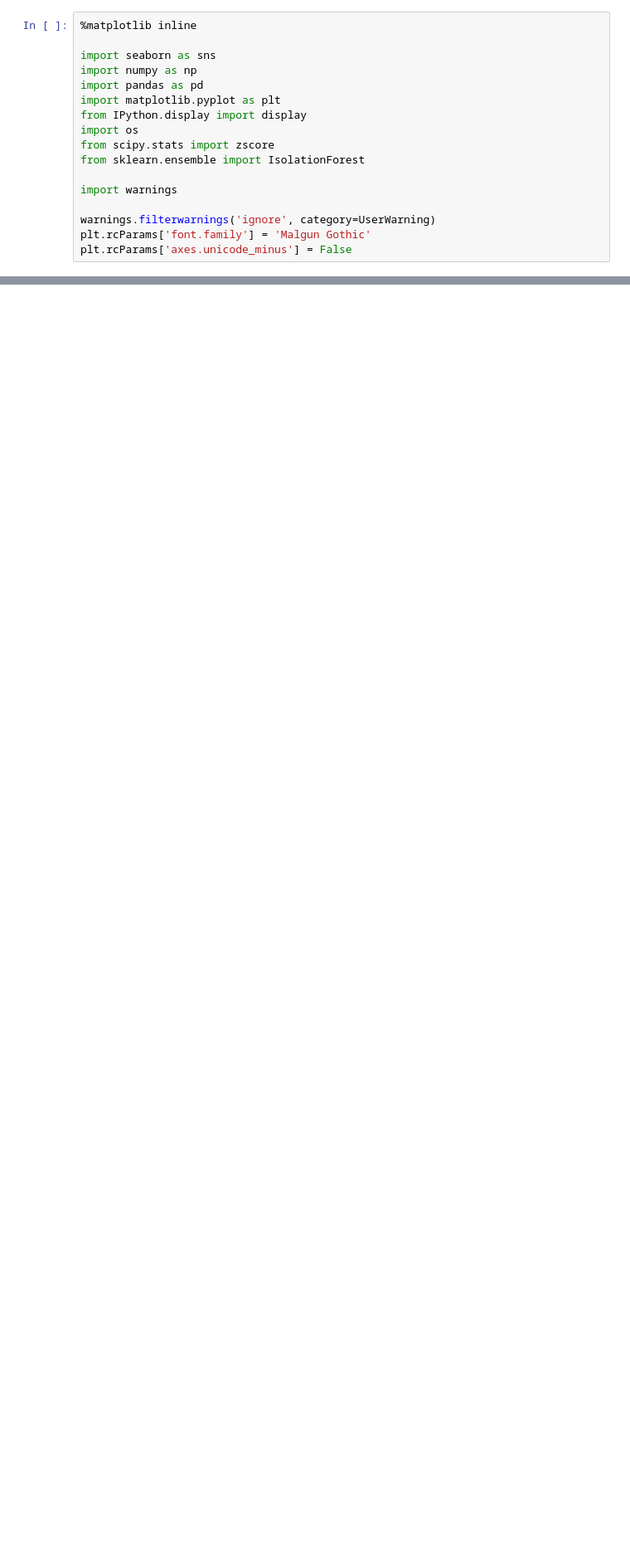
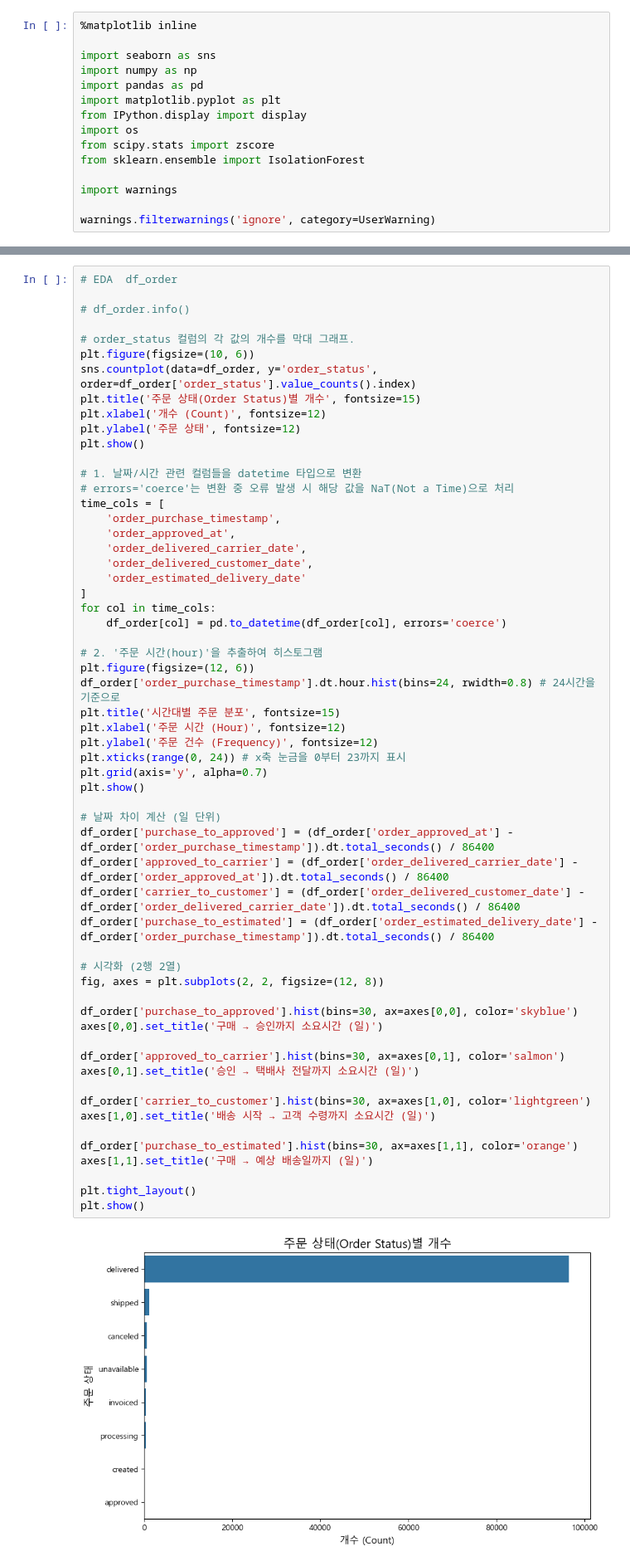
Before and after one commit to hhayan/project_olist_ecommerce, a Jupyter notebook: pro1.ipynb, the cells around one changed output, grey strips where cells are left out. Shown at 83% size. Cells and saved outputs as stored; diff of their text form; blank space fills up the shorter version.

```diff
--- a/pro1.ipynb
+++ b/pro1.ipynb
@@ -15,8 +15,6 @@ from sklearn.ensemble import IsolationForest
 import warnings
 
 warnings.filterwarnings('ignore', category=UserWarning)
-plt.rcParams['font.family'] = 'Malgun Gothic'
-plt.rcParams['axes.unicode_minus'] = False
 # %%
 # 파일들이 있는 폴더 경로
 folder_path = 'C:/Users/mumu1/Desktop/project_movie_data/project_dataset'
@@ -365,0 +366,60 @@ dtype: float64
+# %%
+# EDA  df_order
+
+# df_order.info()
+
+# order_status 컬럼의 각 값의 개수를 막대 그래프.
+plt.figure(figsize=(10, 6))
+sns.countplot(data=df_order, y='order_status', order=df_order['order_status'].value_counts().index)
+plt.title('주문 상태(Order Status)별 개수', fontsize=15)
+plt.xlabel('개수 (Count)', fontsize=12)
+plt.ylabel('주문 상태', fontsize=12)
+plt.show()
+
+# 1. 날짜/시간 관련 컬럼들을 datetime 타입으로 변환
+# errors='coerce'는 변환 중 오류 발생 시 해당 값을 NaT(Not a Time)으로 처리
+time_cols = [
+    'order_purchase_timestamp',
+    'order_approved_at',
+    'order_delivered_carrier_date',
+    'order_delivered_customer_date',
+    'order_estimated_delivery_date'
+]
+for col in time_cols:
+    df_order[col] = pd.to_datetime(df_order[col], errors='coerce')
+
+# 2. '주문 시간(hour)'을 추출하여 히스토그램
+plt.figure(figsize=(12, 6))
+df_order['order_purchase_timestamp'].dt.hour.hist(bins=24, rwidth=0.8) # 24시간을 기준으로
+plt.title('시간대별 주문 분포', fontsize=15)
+plt.xlabel('주문 시간 (Hour)', fontsize=12)
+plt.ylabel('주문 건수 (Frequency)', fontsize=12)
+plt.xticks(range(0, 24)) # x축 눈금을 0부터 23까지 표시
+plt.grid(axis='y', alpha=0.7)
+plt.show()
+
+# 날짜 차이 계산 (일 단위)
+df_order['purchase_to_approved'] = (df_order['order_approved_at'] - df_order['order_purchase_timestamp']).dt.total_seconds() / 86400
+df_order['approved_to_carrier'] = (df_order['order_delivered_carrier_date'] - df_order['order_approved_at']).dt.total_seconds() / 86400
+df_order['carrier_to_customer'] = (df_order['order_delivered_customer_date'] - df_order['order_delivered_carrier_date']).dt.total_seconds() / 86400
+df_order['purchase_to_estimated'] = (df_order['order_estimated_delivery_date'] - df_order['order_purchase_timestamp']).dt.total_seconds() / 86400
+
+# 시각화 (2행 2열)
+fig, axes = plt.subplots(2, 2, figsize=(12, 8))
+
+df_order['purchase_to_approved'].hist(bins=30, ax=axes[0,0], color='skyblue')
+axes[0,0].set_title('구매 → 승인까지 소요시간 (일)')
+
+df_order['approved_to_carrier'].hist(bins=30, ax=axes[0,1], color='salmon')
+axes[0,1].set_title('승인 → 택배사 전달까지 소요시간 (일)')
+
+df_order['carrier_to_customer'].hist(bins=30, ax=axes[1,0], color='lightgreen')
+axes[1,0].set_title('배송 시작 → 고객 수령까지 소요시간 (일)')
+
+df_order['purchase_to_estimated'].hist(bins=30, ax=axes[1,1], color='orange')
+axes[1,1].set_title('구매 → 예상 배송일까지 (일)')
+
+plt.tight_layout()
+plt.show()
+# %% [output]
+[figure, added]
```
Also changed, not shown: parts of 6 cells of this notebook, 1 other file.
